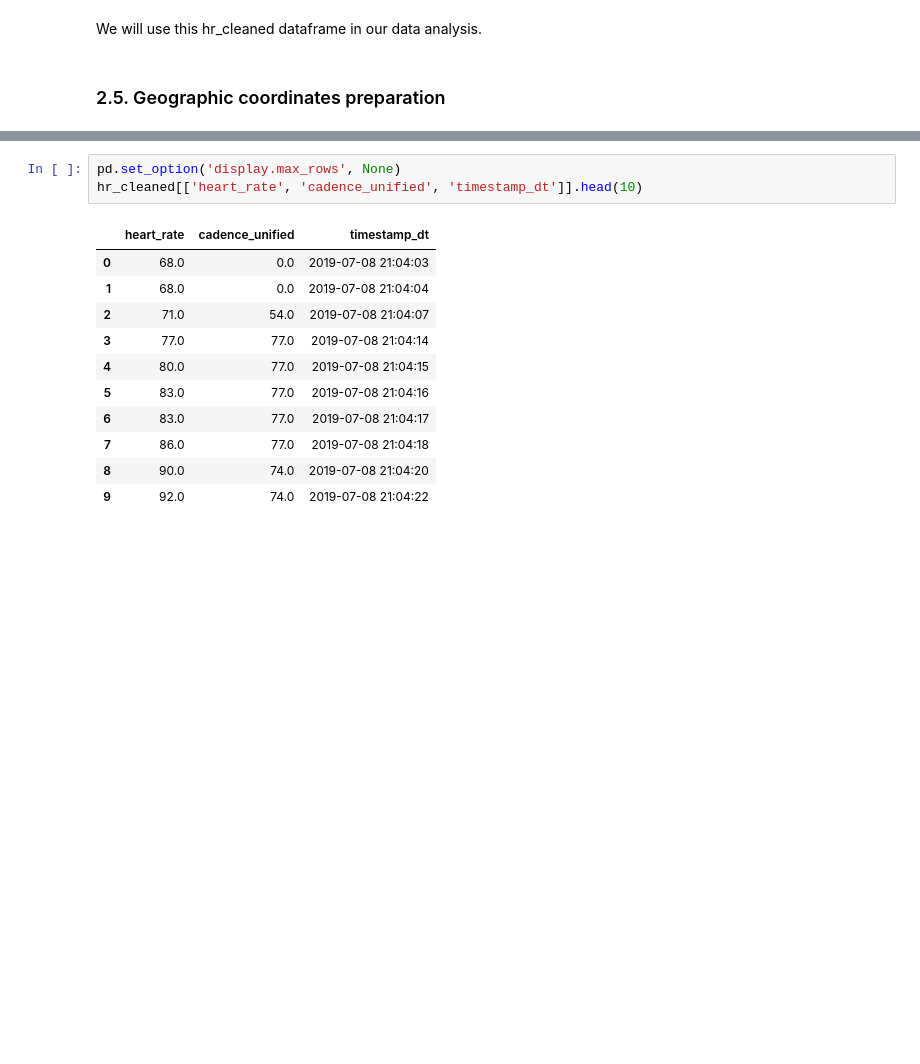
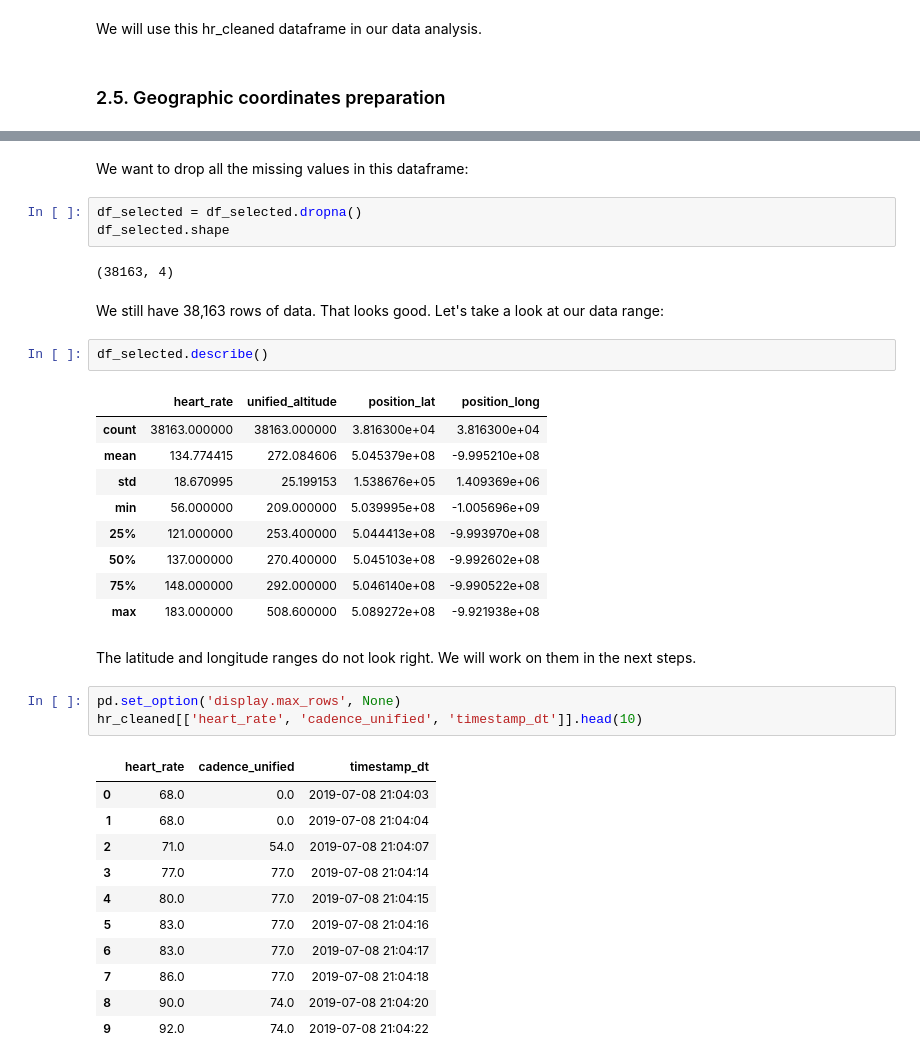
Before and after one commit to vandao288/strava_data_report, a Jupyter notebook: strava.ipynb, the cells around one changed output, grey strips where cells are left out. Saved outputs shown, nothing was run; the diff lists cells and outputs as text; blank space fills up the shorter version.

```diff
--- a/strava.ipynb
+++ b/strava.ipynb
@@ -353,3 +377,26 @@ We will use this hr_cleaned dataframe in our data analysis.
+# %% [markdown]
+We want to drop all the missing values in this dataframe:
+# %%
+df_selected = df_selected.dropna()
+df_selected.shape
+# %% [output]
+(38163, 4)
+# %% [markdown]
+We still have 38,163 rows of data. That looks good. Let's take a look at our data range:
+# %%
+df_selected.describe()
+# %% [output]
+|  | heart_rate | unified_altitude | position_lat | position_long |
+| count | 38163.000000 | 38163.000000 | 3.816300e+04 | 3.816300e+04 |
+| mean | 134.774415 | 272.084606 | 5.045379e+08 | -9.995210e+08 |
+| std | 18.670995 | 25.199153 | 1.538676e+05 | 1.409369e+06 |
+| min | 56.000000 | 209.000000 | 5.039995e+08 | -1.005696e+09 |
+| 25% | 121.000000 | 253.400000 | 5.044413e+08 | -9.993970e+08 |
+| 50% | 137.000000 | 270.400000 | 5.045103e+08 | -9.992602e+08 |
+| 75% | 148.000000 | 292.000000 | 5.046140e+08 | -9.990522e+08 |
+| max | 183.000000 | 508.600000 | 5.089272e+08 | -9.921938e+08 |
+# %% [markdown]
+The latitude and longitude ranges do not look right. We will work on them in the next steps.
 # %%
 pd.set_option('display.max_rows', None)
 hr_cleaned[['heart_rate', 'cadence_unified', 'timestamp_dt']].head(10)
```
Also changed, not shown: parts of 18 cells of this notebook.
